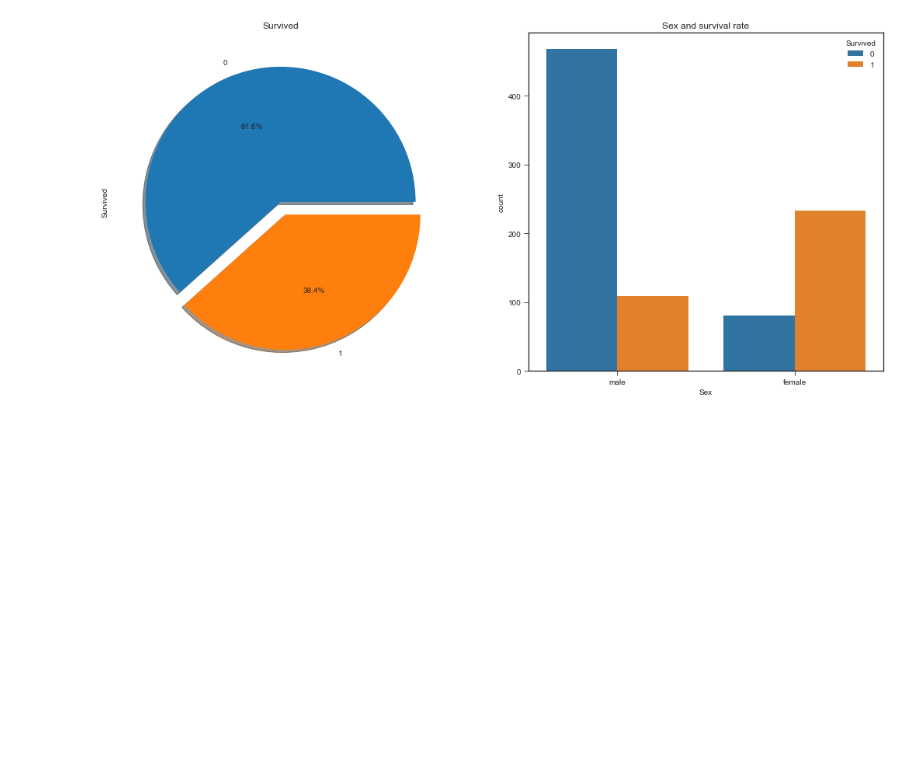
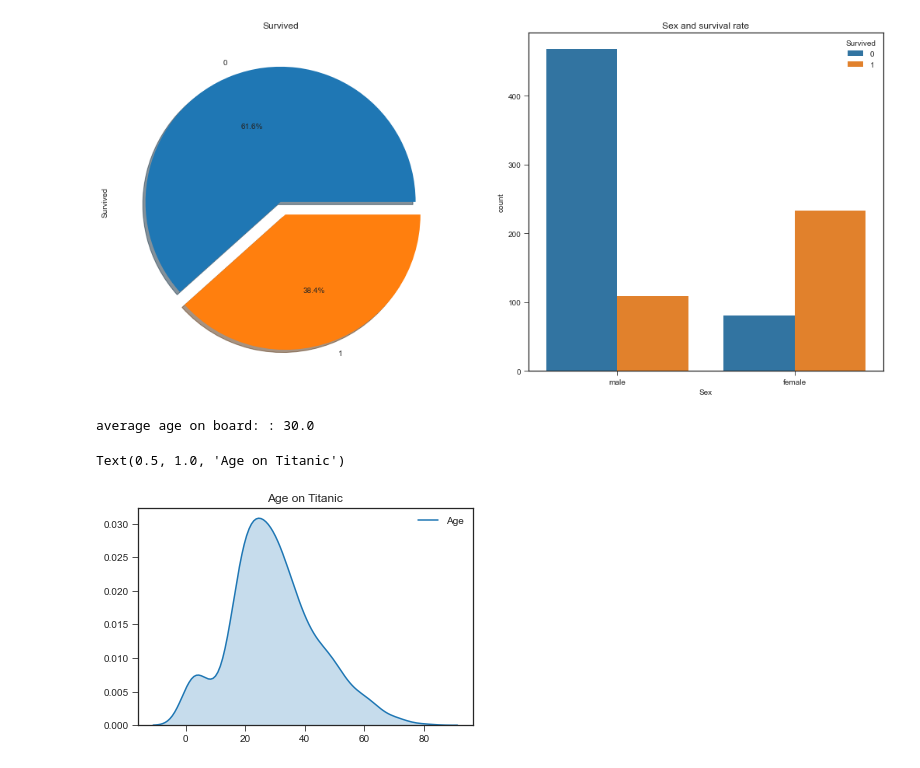
Before and after one commit to agomolka/KaggleTitanicCompetition, a Jupyter notebook: titanic_compete.ipynb, the cells around one changed output. Saved outputs shown, nothing was run; the diff lists cells and outputs as text; code cells hidden in the pictures; blank space fills up the shorter version.

Commit message:
Add "age and survived" plot and analysis

```diff
--- a/titanic_compete.ipynb
+++ b/titanic_compete.ipynb
@@ -82,3 +83,11 @@ ax[1].set_title('Sex and survival rate')
 plt.show()
 # %% [output]
 [figure]
+# %%
+print("average age on board: :", np.round(df['Age'].mean(),0))
+sns.kdeplot(data=df['Age'], shade=True)
+plt.title("Age on Titanic")
+# %% [output]
+average age on board: : 30.0
+Text(0.5, 1.0, 'Age on Titanic')
+[figure, added]
```
Also changed, not shown: parts of 5 cells of this notebook.
